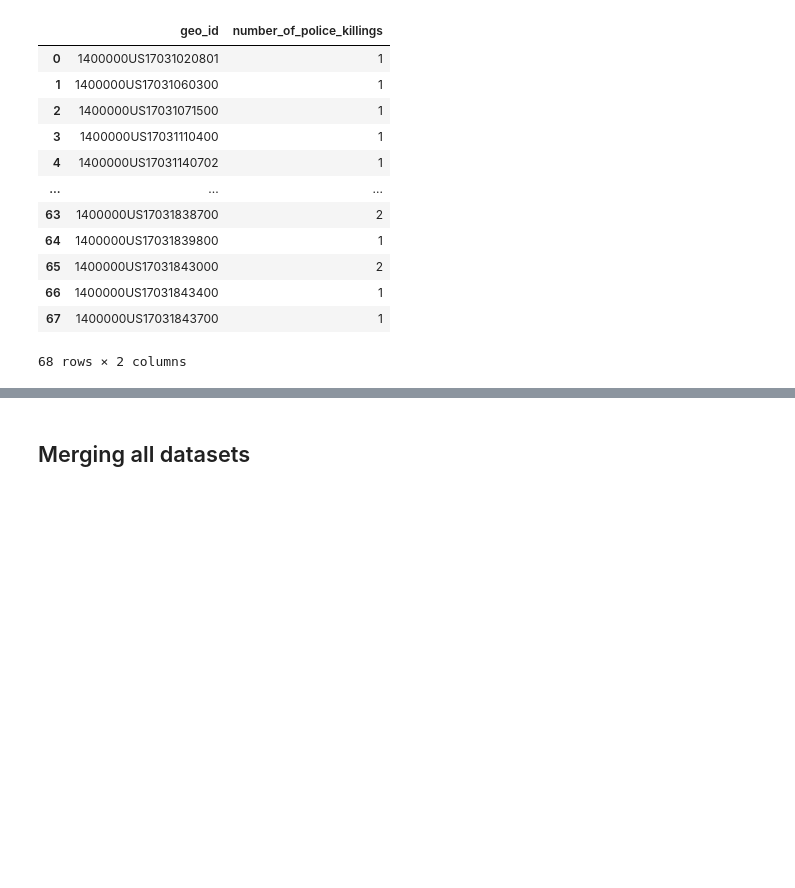
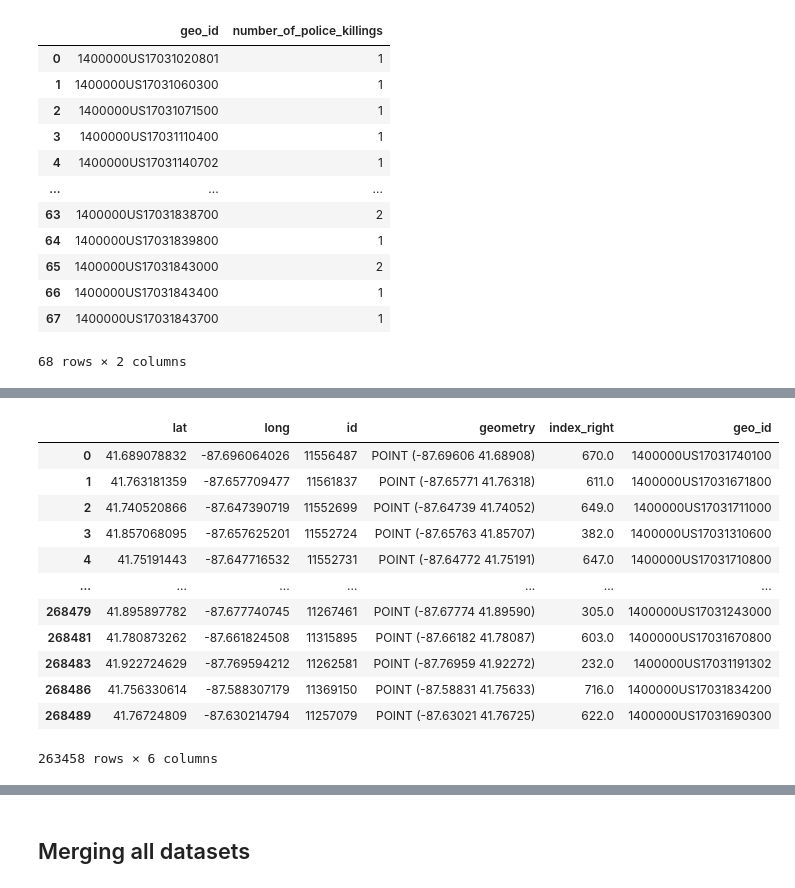
Before and after one commit to mihirbhaskar/chicago-complaints, a Jupyter notebook: code/4_CleanChicagoOpenData.ipynb, the cells around one changed output, grey strips where cells are left out. Saved outputs shown, nothing was run; the diff lists cells and outputs as text; code cells hidden in the pictures; blank space fills up the shorter version.

```diff
--- a/code/4_CleanChicagoOpenData.ipynb
+++ b/code/4_CleanChicagoOpenData.ipynb
@@ -665,0 +923,15 @@ police_deaths_acs
+# %%
+client = Socrata("data.cityofchicago.org", None)
+
+# Example authenticated client (needed for non-public datasets):
+# client = Socrata(data.cityofchicago.org,
+#                  MyAppToken,
+#                  userame="user@example.com",
+#                  password="AFakePassword")
+
+# First 2000 results, returned as JSON from API / converted to Python list of
+# dictionaries by sodapy.
+results = client.get("3i3m-jwuy", limit=270000)
+
+# Convert to pandas DataFrame
+crimes_2018 = pd.DataFrame.from_records(results)
@@ -665,0 +940,7 @@ police_deaths_acs
+# %%
+crimes_2018 = crimes_2018.rename(columns = {"latitude":"lat","longitude":"long"})
+
+crimes_2018 = crimes_2018[['lat','long','id']]
+
+crimes_2018 = crimes_2018.dropna()
+crimes_2018
@@ -665,0 +961,23 @@ police_deaths_acs
+# %%
+#Attach geo ids
+gdf_crimes_2018 = gpd.GeoDataFrame(
+    crimes_2018, geometry=gpd.points_from_xy(crimes_2018.long, crimes_2018.lat),
+    crs = 'epsg:4326')
+
+crimes_2018_acs = gpd.sjoin(gdf_crimes_2018, gdf_acs[['geo_id','geometry']], how='left' )
+
+crimes_2018_acs
+# %% [output]
+|  | lat | long | id | geometry | index_right | geo_id |
+| 0 | 41.689078832 | -87.696064026 | 11556487 | POINT (-87.69606 41.68908) | 670.0 | 1400000US17031740100 |
+| 1 | 41.763181359 | -87.657709477 | 11561837 | POINT (-87.65771 41.76318) | 611.0 | 1400000US17031671800 |
+| 2 | 41.740520866 | -87.647390719 | 11552699 | POINT (-87.64739 41.74052) | 649.0 | 1400000US17031711000 |
+| 3 | 41.857068095 | -87.657625201 | 11552724 | POINT (-87.65763 41.85707) | 382.0 | 1400000US17031310600 |
+| 4 | 41.75191443 | -87.647716532 | 11552731 | POINT (-87.64772 41.75191) | 647.0 | 1400000US17031710800 |
+| ... | ... | ... | ... | ... | ... | ... |
+| 268479 | 41.895897782 | -87.677740745 | 11267461 | POINT (-87.67774 41.89590) | 305.0 | 1400000US17031243000 |
+| 268481 | 41.780873262 | -87.661824508 | 11315895 | POINT (-87.66182 41.78087) | 603.0 | 1400000US17031670800 |
+| 268483 | 41.922724629 | -87.769594212 | 11262581 | POINT (-87.76959 41.92272) | 232.0 | 1400000US17031191302 |
+| 268486 | 41.756330614 | -87.588307179 | 11369150 | POINT (-87.58831 41.75633) | 716.0 | 1400000US17031834200 |
+| 268489 | 41.76724809 | -87.630214794 | 11257079 | POINT (-87.63021 41.76725) | 622.0 | 1400000US17031690300 |
+263458 rows × 6 columns
```
Also changed, not shown: parts of 32 cells of this notebook.
